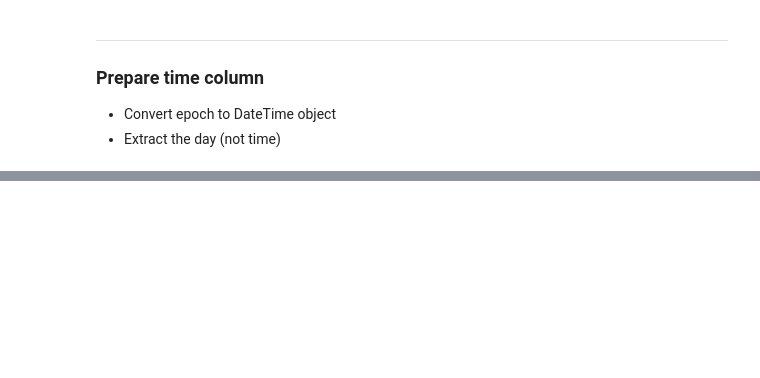
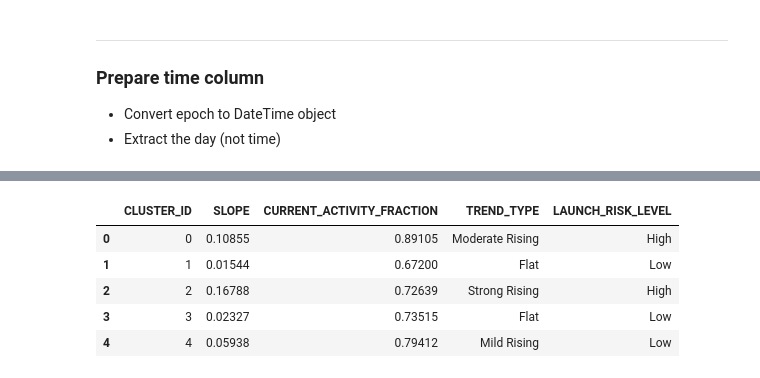
Before and after one commit to Sushrut2007/SpaceDebrisRadar.AI, a Jupyter notebook: notebooks/07_forecasting.ipynb, the cells around one changed output, grey strips where cells are left out. Cells and saved outputs as stored; diff of their text form; code cells hidden in the pictures; blank space fills up the shorter version.

```diff
--- a/notebooks/07_forecasting.ipynb
+++ b/notebooks/07_forecasting.ipynb
@@ -151,0 +392,9 @@ merged_df.groupby(['EPOCH', 'CLUSTER']).size().reset_index(name='Satellite Count
+# %%
+trend_summary
+# %% [output]
+|  | CLUSTER_ID | SLOPE | CURRENT_ACTIVITY_FRACTION | TREND_TYPE | LAUNCH_RISK_LEVEL |
+| 0 | 0 | 0.10855 | 0.89105 | Moderate Rising | High |
+| 1 | 1 | 0.01544 | 0.67200 | Flat | Low |
+| 2 | 2 | 0.16788 | 0.72639 | Strong Rising | High |
+| 3 | 3 | 0.02327 | 0.73515 | Flat | Low |
+| 4 | 4 | 0.05938 | 0.79412 | Mild Rising | Low |
```
Also changed, not shown: parts of 28 cells of this notebook.
